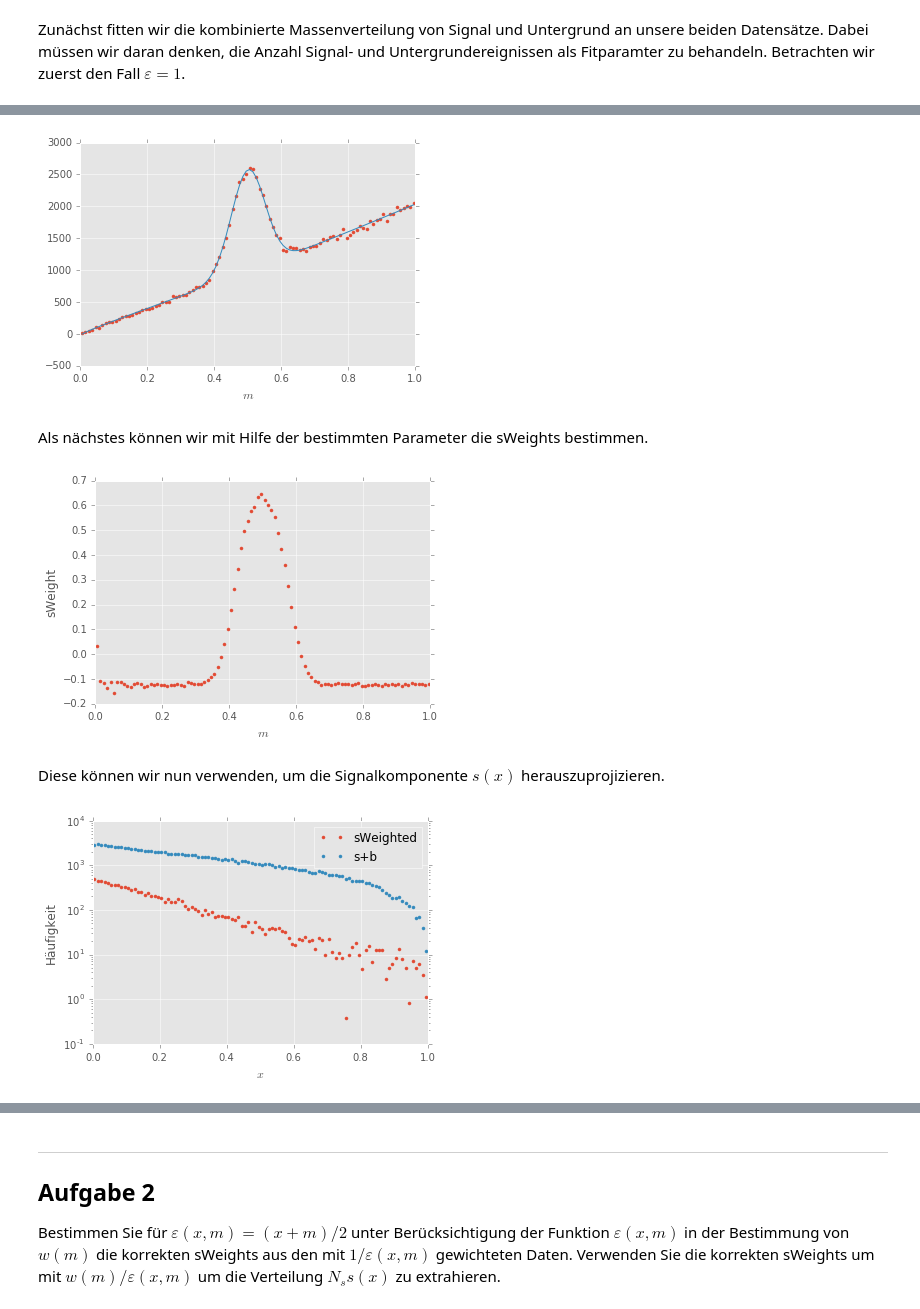
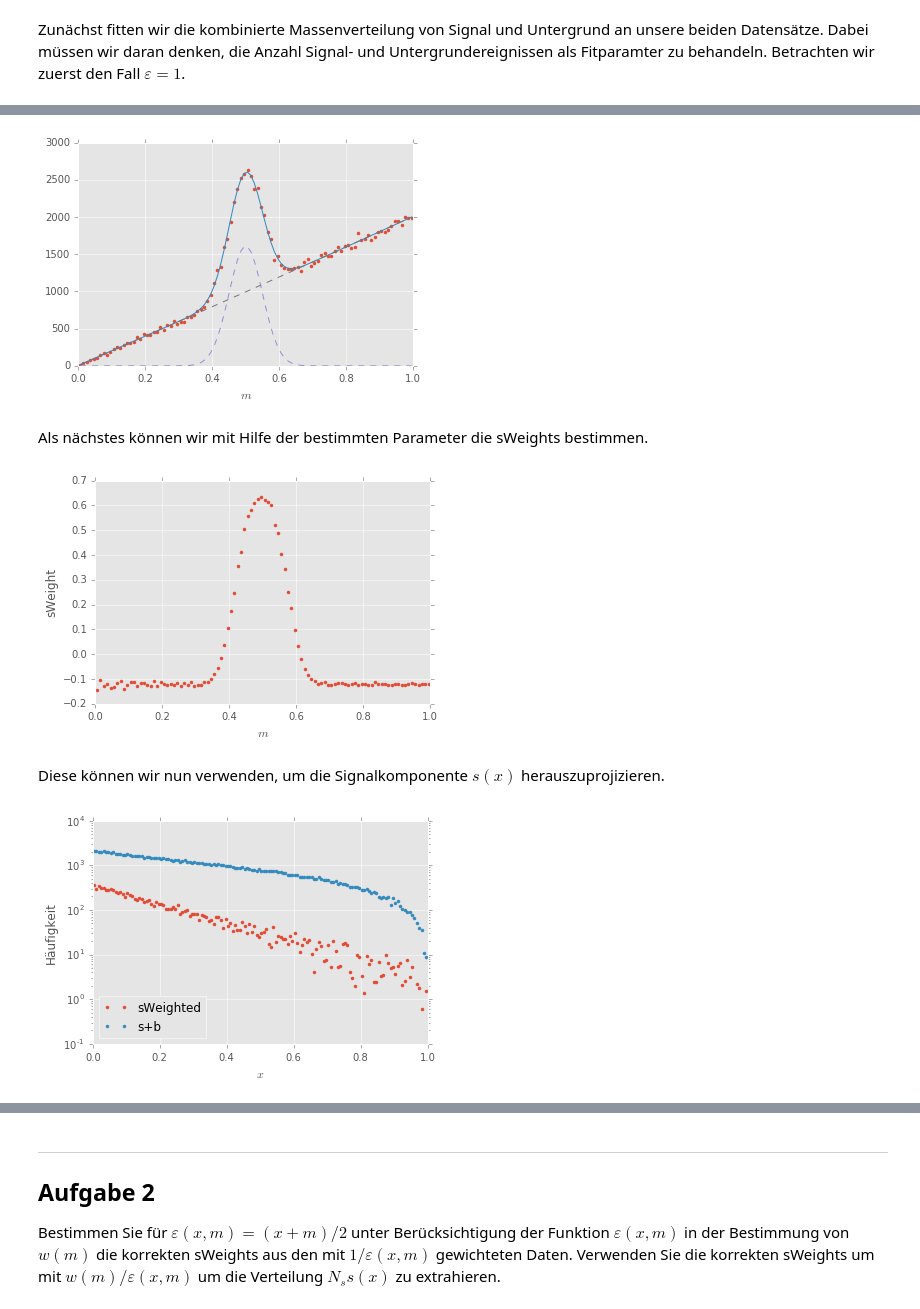
Before and after one commit to kdungs/teaching-SMD2-2016, a Jupyter notebook: solutions/3.ipynb, the cells around one changed output, grey strips where cells are left out. Saved outputs shown, nothing was run; the diff lists cells and outputs as text; code cells hidden in the pictures.

```diff
--- a/solutions/3.ipynb
+++ b/solutions/3.ipynb
@@ -148,16 +148,17 @@ Bestimmen Sie für beide Effizienzfunktion die sWeights $w(m)$ aus den beobacht
 # %% [markdown]
 Zunächst fitten wir die kombinierte Massenverteilung von Signal und Untergrund an unsere beiden Datensätze. Dabei müssen wir daran denken, die Anzahl Signal- und Untergrundereignissen als Fitparamter zu behandeln. Betrachten wir zuerst den Fall $\varepsilon = 1$.
 # %%
-hist, medges, xedges = np.histogram2d(ms, xs, bins=100, range=((0, 1), (0, 1)))
+hist, medges, xedges = np.histogram2d(ms, xs, bins=(100, 140), range=((0, 1), (0, 1)))
+mwidth = medges[1] - medges[0]
+mcentres = medges[:-1] + mwidth / 2
 xwidth = xedges[1] - xedges[0]
-mwidth = medges[1] - medges[0]
 xcentres = xedges[:-1] + xwidth / 2
-mcentres = medges[:-1] + mwidth / 2
 
 mhist = np.sum(hist, axis=1)
 xhist = np.sum(hist, axis=0)
-plt.plot(mcentres, mhist, 'o', label='$m$')
-plt.plot(xcentres, xhist, 's', label='$x$')
+
+plt.plot(mcentres, mhist, '.', label='$m$')
+plt.plot(xcentres, xhist, '.', label='$x$')
 plt.ylabel('Absolute Häufigkeit')
 plt.legend()
 plt.show()
@@ -166,32 +167,32 @@ plt.show()
 # %%
 def pdf_ms(m, p0, p1, p2):
     return p0 * np.exp(-(m - p1) ** 2 / 2 / p2 ** 2)
 
 
 def pdf_mb(m, p3, p4, p5, p6):
     return p3 + p4 * m + p5 * m ** 2 + p6 * np.sqrt(m)
 
 
 def pdf_m(m, p0, p1, p2, p3, p4, p5, p6):
     return pdf_ms(m, p0, p1, p2) + pdf_mb(m, p3, p4, p5, p6)
 
 
-def fit_mass(centres, ns):
-    bwidth = centres[1] - centres[0]
-    def f(m, p0, p1, p2, p3, p4, p5, p6):
-        return pdf_m(m, p0, p1, p2, p3, p4, p5, p6)
-    popt, pcov = curve_fit(f, centres, ns, p0=[20000, 0.5, 0.5, 100000, 0.1, 0, 1])
-    return popt, pcov
+def fit_mass(centres, ns, pars=None):
+    if pars is None:
+        pars = [20000, 0.5, 0.5, 100000, 0.1, 0, 1]
+    return curve_fit(pdf_m, centres, ns, p0=pars)
 
 
 popt, _ = fit_mass(mcentres, mhist)
 
 plt.plot(mcentres, mhist, '.')
 plt.plot(mcentres, pdf_m(mcentres, *popt))
+plt.plot(mcentres, pdf_ms(mcentres, *popt[:3]), '--')
+plt.plot(mcentres, pdf_mb(mcentres, *popt[3:]), '--')
 plt.xlabel('$m$')
 plt.show()
 # %% [output]
-[figure, old version]
+[figure, new version]
 # %% [markdown]
 Als nächstes können wir mit Hilfe der bestimmten Parameter die sWeights bestimmen.
 # %%
@@ -201,12 +202,12 @@ def sweights(centres, mhist, popt):
     b = pdf_mb(centres, *popt[3:])
     n = mhist
 
-    Wss = np.sum(bw * (s * s) / n)
-    Wsb = np.sum(bw * (s * b) / n)
-    Wbb = np.sum(bw * (b * b) / n)
+    Wss = bw ** 2 * np.sum((s * s) / n)
+    Wsb = bw ** 2 * np.sum((s * b) / n)
+    Wbb = bw **2 * np.sum((b * b) / n)
     alpha = Wbb / (Wss * Wbb - Wsb ** 2)
     beta = -Wsb / (Wss * Wbb - Wsb ** 2)
-    weights = (alpha * s + beta * b) / n / bw
+    weights = (alpha * s + beta * b) / n
     return weights
 
 
@@ -217,17 +218,21 @@ plt.xlabel('$m$')
 plt.ylabel('sWeight')
 plt.show()
 # %% [output]
-[figure, old version]
+[figure, new version]
 # %% [markdown]
 Diese können wir nun verwenden, um die Signalkomponente $s(x)$ herauszuprojizieren.
 # %%
-xweighted = np.array([w * h for w, h in zip(sw, hist)]).sum(axis=0)
+def apply_sweights(sweights, hist):
+    return np.array([w * row for w, row in zip(sweights, hist)]).sum(axis=0)
+
+
+xweighted = apply_sweights(sw, hist)
 plt.plot(xcentres, xweighted, '.', label='sWeighted')
 plt.plot(xcentres, xhist, '.', label='s+b')
 plt.xlabel('$x$')
 plt.ylabel('Häufigkeit')
 plt.yscale('log')
-plt.legend()
+plt.legend(loc='lower left')
 plt.show()
 # %% [output]
-[figure, old version]
+[figure, new version]
```
Also changed, not shown: parts of 6 cells of this notebook.
